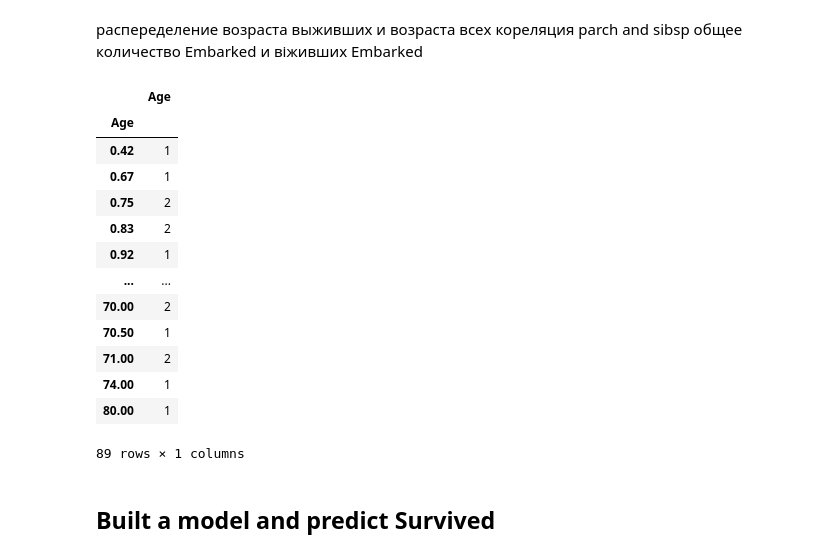
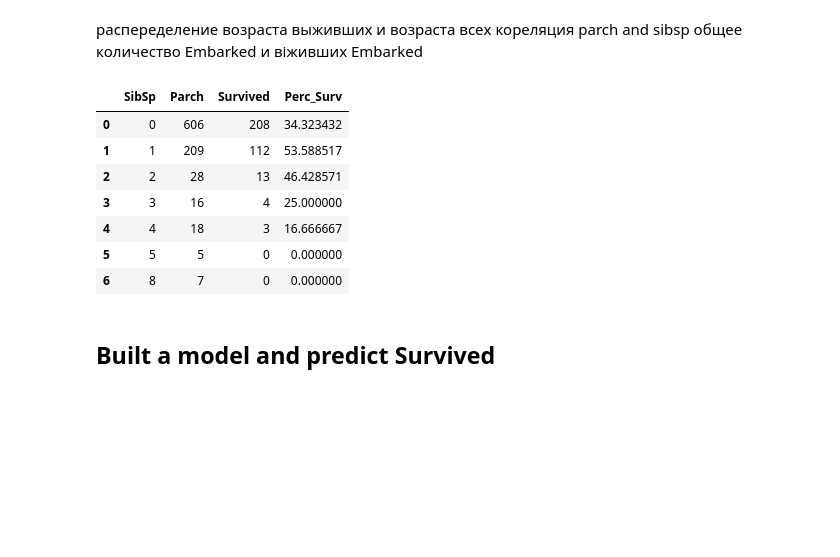
Before and after one commit to YuliaLitvin/Kaggle_Excercise, a Jupyter notebook: Titanic.ipynb, the cells around one changed output. Drawn from its saved outputs; the diff is of its cells as text; code cells hidden in the pictures; blank space fills up the shorter version.

```diff
--- a/Titanic.ipynb
+++ b/Titanic.ipynb
@@ -125,20 +123,17 @@ sns.heatmap(train.corr(), annot=True, cmap='coolwarm')
-# %%
-df_age_all
-# %% [output]
-|  | Age |
-| Age |  |
-| 0.42 | 1 |
-| 0.67 | 1 |
-| 0.75 | 2 |
-| 0.83 | 2 |
-| 0.92 | 1 |
-| ... | ... |
-| 70.00 | 2 |
-| 70.50 | 1 |
-| 71.00 | 2 |
-| 74.00 | 1 |
-| 80.00 | 1 |
-89 rows × 1 columns
+# %%
+df_SibSp = train.groupby('SibSp').agg({'Parch': 'count', 'Survived': 'sum'}).reset_index()
+df_SibSp['Perc_Surv'] = df_SibSp.Survived/df_SibSp.Parch*100
+# %%
+df_SibSp
+# %% [output]
+|  | SibSp | Parch | Survived | Perc_Surv |
+| 0 | 0 | 606 | 208 | 34.323432 |
+| 1 | 1 | 209 | 112 | 53.588517 |
+| 2 | 2 | 28 | 13 | 46.428571 |
+| 3 | 3 | 16 | 4 | 25.000000 |
+| 4 | 4 | 18 | 3 | 16.666667 |
+| 5 | 5 | 5 | 0 | 0.000000 |
+| 6 | 8 | 7 | 0 | 0.000000 |
 # %% [markdown]
 ## Built a model and predict Survived
 # %%
```
Also changed, not shown: parts of 3 cells of this notebook.
